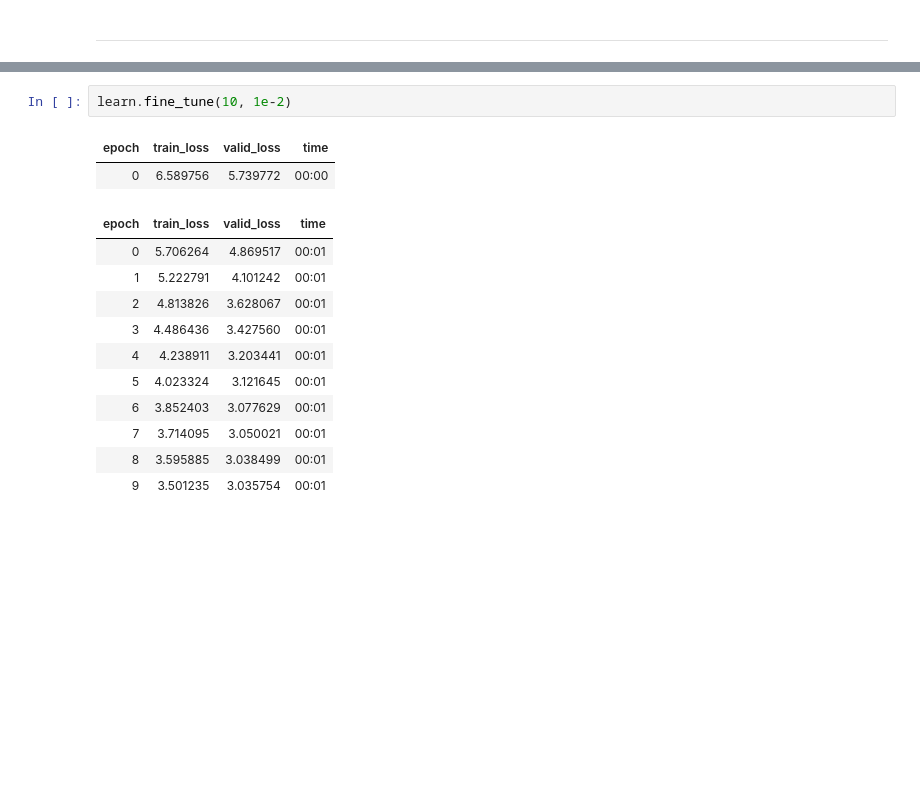
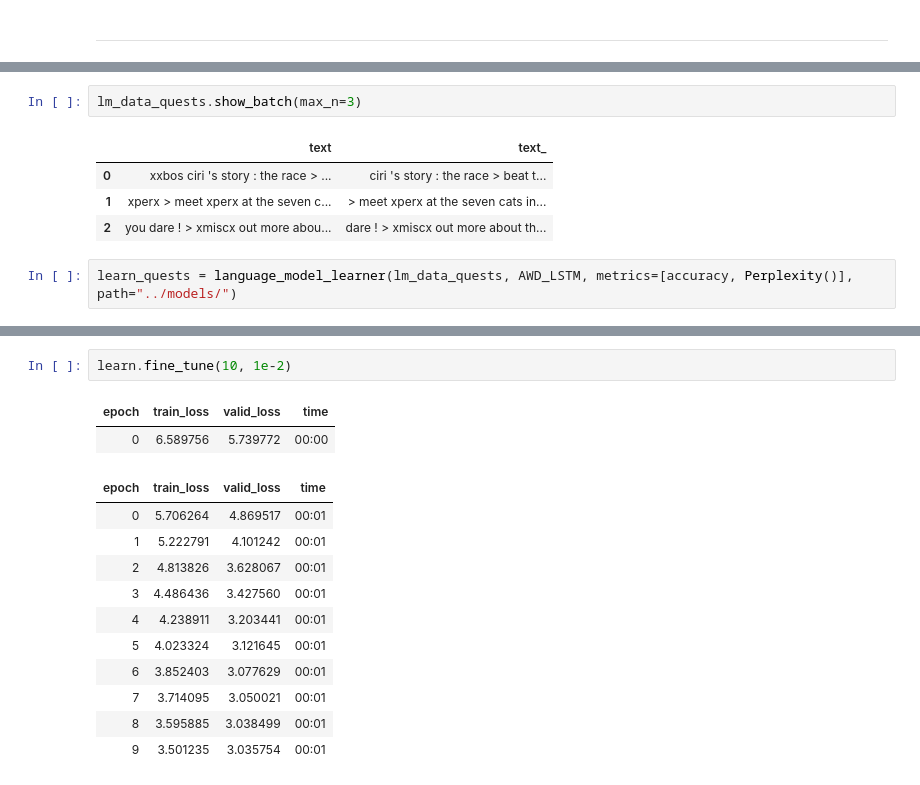
Before and after one commit to tiagohcalves/creative-ai, a Jupyter notebook: quest-generator/src/03b-umlfit.ipynb, the cells around one changed output, grey strips where cells are left out. Drawn from its saved outputs; the diff is of its cells as text; blank space fills up the shorter version.

```diff
--- a/quest-generator/src/03b-umlfit.ipynb
+++ b/quest-generator/src/03b-umlfit.ipynb
@@ -94,0 +135,9 @@ learn.predict(title.lower() + ' > ', n_words=20)
+# %%
+lm_data_quests.show_batch(max_n=3)
+# %% [output]
+|  | text | text_ |
+| 0 | xxbos ciri 's story : the race > ... | ciri 's story : the race > beat t... |
+| 1 | xperx > meet xperx at the seven c... | > meet xperx at the seven cats in... |
+| 2 | you dare ! > xmiscx out more abou... | dare ! > xmiscx out more about th... |
+# %%
+learn_quests = language_model_learner(lm_data_quests, AWD_LSTM, metrics=[accuracy, Perplexity()], path="../models/")
```
Also changed, not shown: parts of 37 cells of this notebook, 3 other files.
